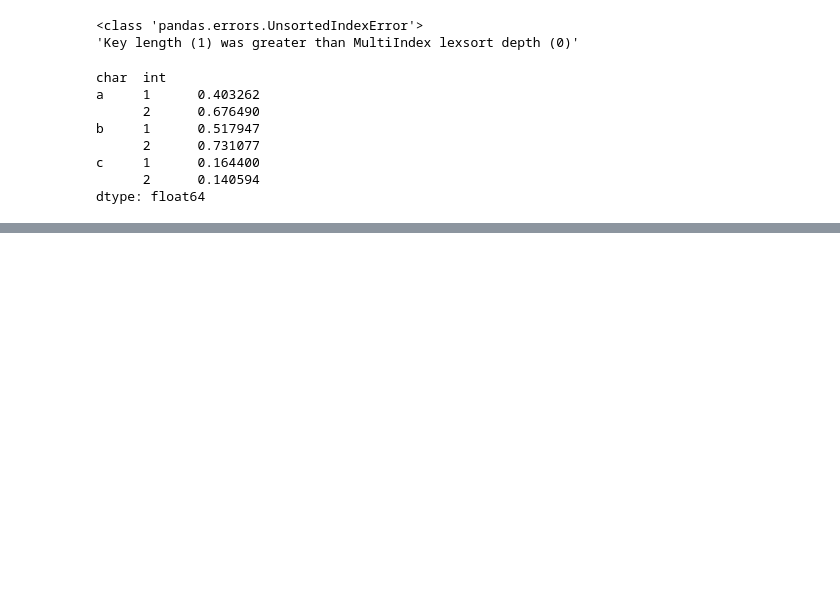
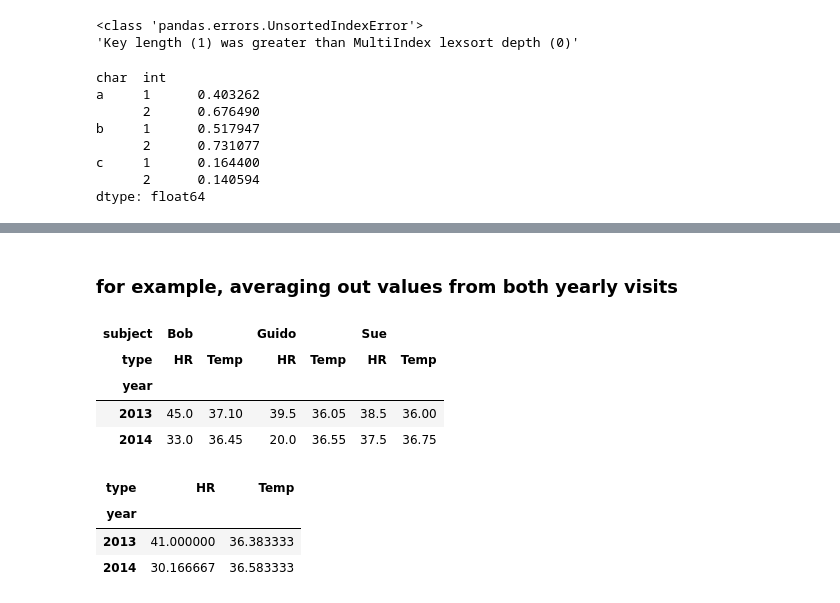
Before and after one commit to davejscott/PythonDataScience, a Jupyter notebook: PandasDataManipulation.ipynb, the cells around one changed output, grey strips where cells are left out. Drawn from its saved outputs; the diff is of its cells as text; code cells hidden in the pictures; blank space fills up the shorter version.

```diff
--- a/PandasDataManipulation.ipynb
+++ b/PandasDataManipulation.ipynb
@@ -1312,0 +1397,18 @@ dtype: float64
+# %% [markdown]
+### for example, averaging out values from both yearly visits
+# %%
+data_mean = health_data.mean(level = 'year')
+data_mean
+# %% [output]
+| subject | Bob |  | Guido |  | Sue |  |
+| type | HR | Temp | HR | Temp | HR | Temp |
+| year |  |  |  |  |  |  |
+| 2013 | 45.0 | 37.10 | 39.5 | 36.05 | 38.5 | 36.00 |
+| 2014 | 33.0 | 36.45 | 20.0 | 36.55 | 37.5 | 36.75 |
+# %%
+data_mean.mean(axis=1, level='type')
+# %% [output]
+| type | HR | Temp |
+| year |  |  |
+| 2013 | 41.000000 | 36.383333 |
+| 2014 | 30.166667 | 36.583333 |
```
Also changed, not shown: parts of 41 cells of this notebook.
